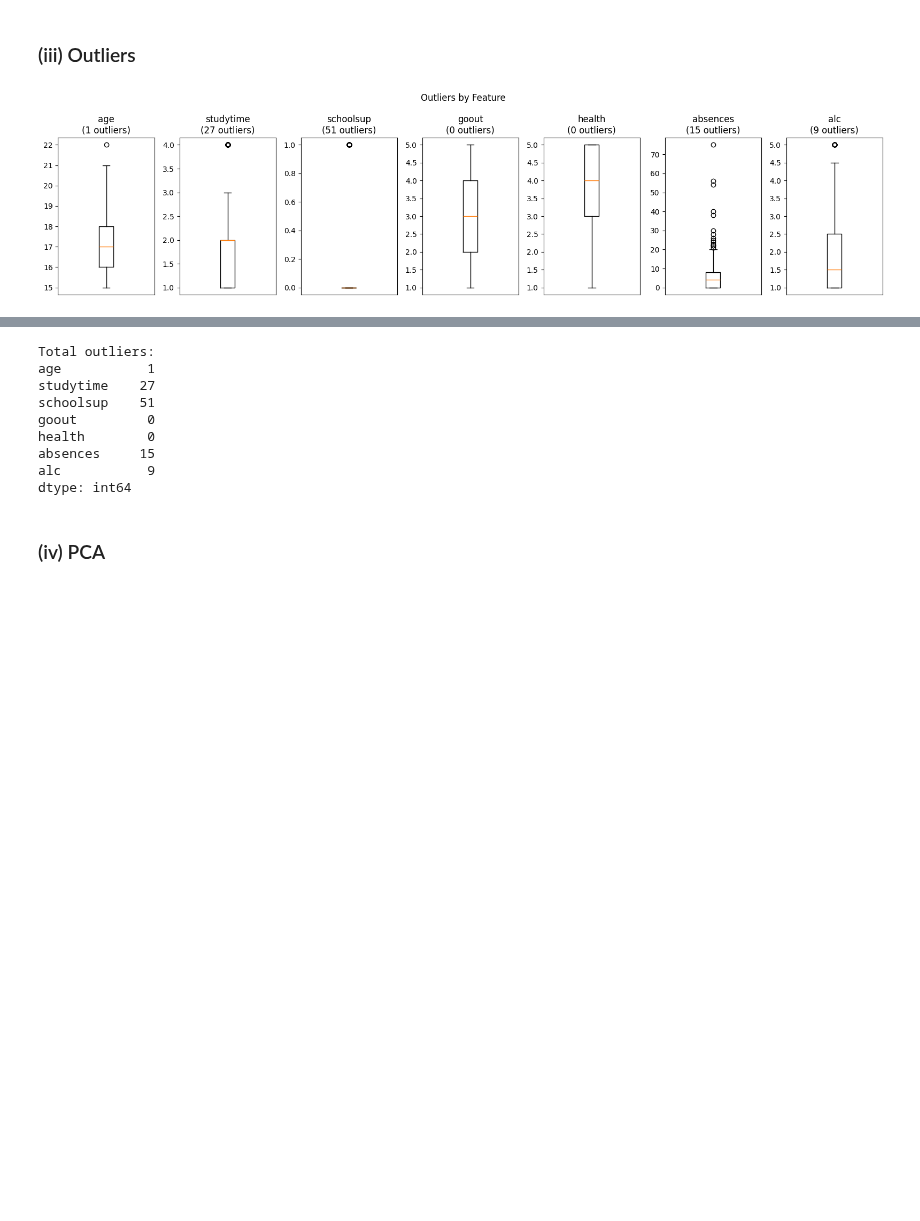
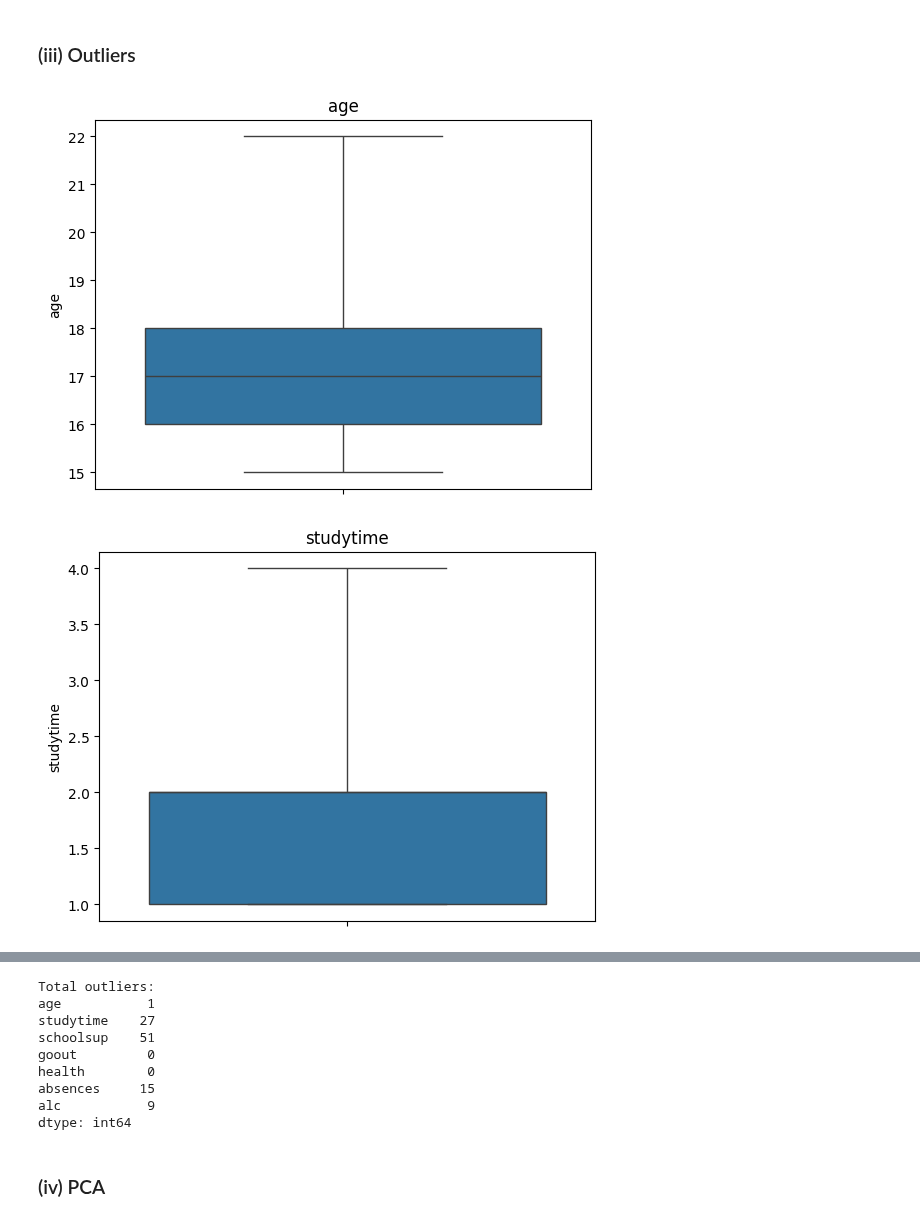
Before and after one commit to rbatra02/DSCI552, a Jupyter notebook: Q8/notebook/Batra_Raghav_Q8.ipynb, the cells around one changed output, grey strips where cells are left out. Saved outputs shown, nothing was run; the diff lists cells and outputs as text; code cells hidden in the pictures; blank space fills up the shorter version.

```diff
--- a/Q8/notebook/Batra_Raghav_Q8.ipynb
+++ b/Q8/notebook/Batra_Raghav_Q8.ipynb
@@ -17,9 +17,9 @@ Data Exploration and Preprocessing
 
 i, ii
 # %%
-DATA_DIR = "./student"
+DATA_DIR = "../student"
 
-df = pd.read_csv("./student/student-mat.csv", sep=";")
+df = pd.read_csv("../student/student-mat.csv", sep=";")
 
 cols = ["age", "studytime", "schoolsup", "goout", "Dalc", "Walc", "health", "absences", "G3"]
 
@@ -41,26 +41,27 @@ data.head()
 ### (iii) Outliers
 # %%
 import matplotlib.pyplot as plt
+import seaborn as sns
+
 
 X = data.drop(columns="G3")
 y = data["G3"]
 
 
 Q1, Q3 = X.quantile(0.25), X.quantile(0.75)
 IQR = Q3 - Q1
 
+col_names = []
 
 outliers = ((X < Q1 - 1.5*IQR) | (X > Q3 + 1.5*IQR)).sum()
 
-fig, axes = plt.subplots(1, len(X.columns), figsize=(16,4))
-for axe, col in zip(axes, X.columns):
-    axe.boxplot(X[col],whis=1.5)
-    axe.set_title(f"{col}\n({outliers[col]} outliers)")
-    axe.set_xticks([])
-plt.suptitle("Outliers by Feature")
-plt.tight_layout()
-plt.show()
+#fig, axes = plt.subplots(1, len(X.columns), figsize=(16,4))
+for col in X.columns:
+    ax = sns.boxplot(data=X, y=col, whis=2.0)
+    plt.title(col)
+    plt.show()
 
 print(f"Total outliers: \n{outliers}")
 # %% [output]
-[figure, old version]
+[figure, new version]
+[figure, added]
```
Also changed, not shown: parts of 2 cells of this notebook.
